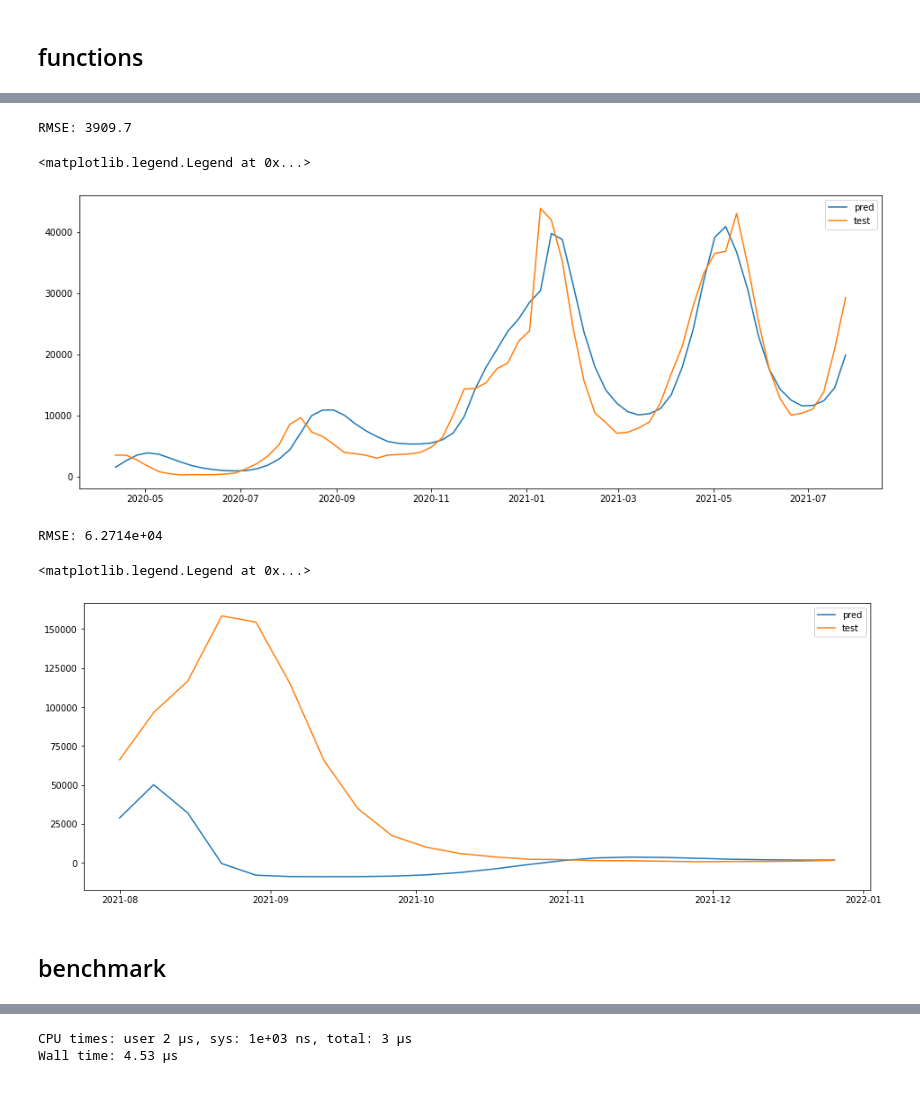
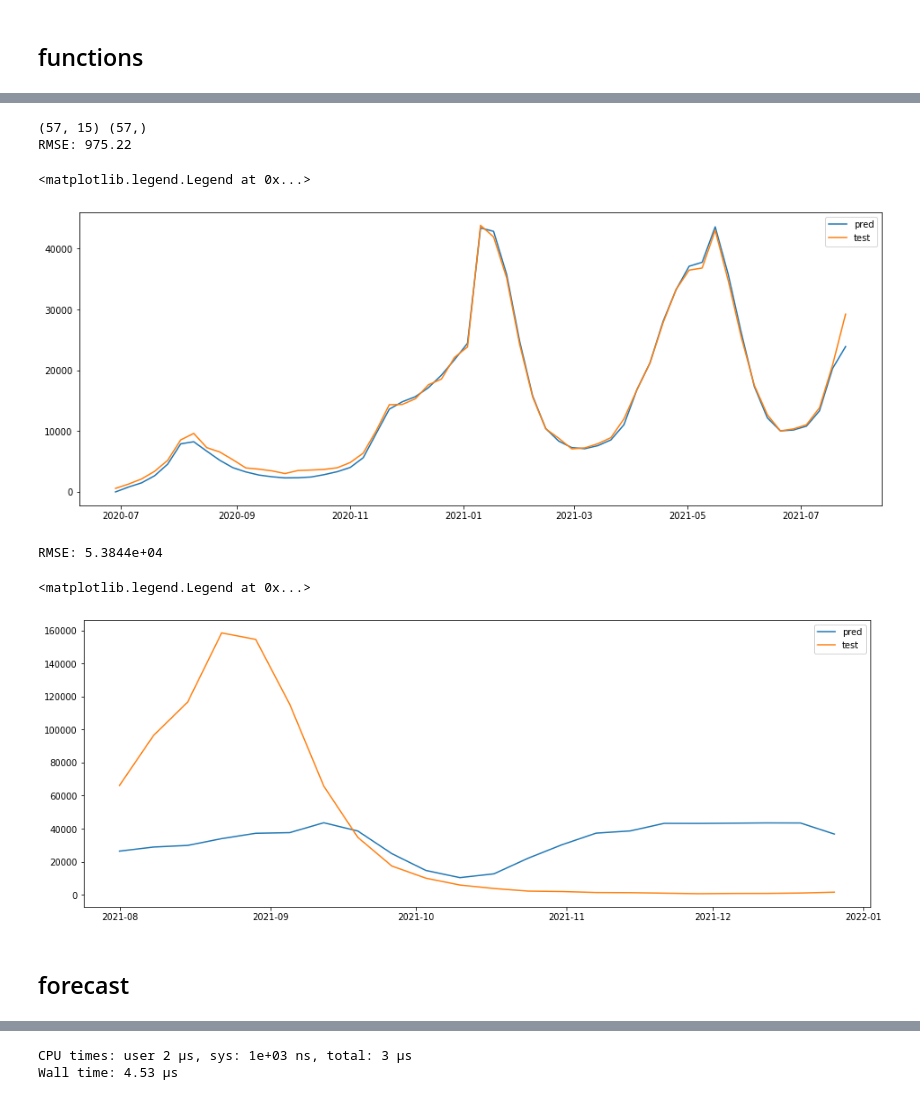
Before and after one commit to newini/learn-ml, a Jupyter notebook: time-series/lstm.ipynb, the cells around one changed output, grey strips where cells are left out. Cells and saved outputs as stored; diff of their text form; code cells hidden in the pictures.

Commit message:
Added forecast

```diff
--- a/time-series/lstm.ipynb
+++ b/time-series/lstm.ipynb
@@ -99,14 +99,22 @@ Freq: W-SUN, dtype: float64
 # %% [markdown]
 ### FE
 # %%
-df_fe = df_gr.ALL.to_frame()
-# df_fe = ts_all_sc.to_frame(name='ALL')
-for i in range(1, 13):
+forecast_weeks = 12
+# df_fe = df_gr.ALL.to_frame()
+df_fe = ts_all_sc.to_frame(name='ALL')
+
+# add new rows for forecast
+index_list = pd.date_range(ts_all_sc.index[-1]+relativedelta(weeks=1), ts_all_sc.index[-1]+relativedelta(weeks=forecast_weeks), freq='W')
+df_fe = pd.concat([df_fe, pd.DataFrame(index=index_list)])
+
+# shift
+for i in range(forecast_weeks, forecast_weeks+12):
     df_fe[f'ALL_{i}_week_ago'] = df_fe.ALL.shift(i)
+# df_fe[f'ALL_12_week_ago'] = df_fe.ALL.shift(12)
 df_fe['year'] = df_fe.index.year
 df_fe['month'] = df_fe.index.month
 df_fe['weekofyear'] = df_fe.index.isocalendar().week
 df_fe = df_fe.astype('float')
-df_fe = df_fe.dropna()
+df_fe = df_fe.loc[df_fe.ALL_23_week_ago.dropna().index, :]
 df_fe
 # %% [output]
@@ -137,9 +179,11 @@ print(X.shape, y.shape)
 # %%
-n_units = 50
+n_units = 32
+n_batch_size = 32
 n_epochs = 10000
 
 from keras.callbacks import EarlyStopping
-callback = EarlyStopping(monitor='loss', patience=200, min_delta=0.0001)
+es_loss = EarlyStopping(monitor='loss', patience=100)
+
 def trainLSTM(X_train, y_train):
     tf.random.set_seed(42)
 
@@ -170,7 +214,7 @@ def trainLSTM(X_train, y_train):
     model.compile(optimizer='adam', loss='mean_squared_error')
     # Fitting to the training set
     history = model.fit(X_train, y_train, validation_data=(X_val, y_val),
-                        epochs=n_epochs, batch_size=32, verbose=0, callbacks=[callback])
+                        epochs=n_epochs, batch_size=n_batch_size, verbose=0, callbacks=[es_loss])
 
     return model, history
 # %% [markdown]
@@ -179,13 +223,15 @@ def trainLSTM(X_train, y_train):
 %%time
 
 test_start_date = '2021-08-01'
+test_last_date = '2021-12-26'
 X_train = X[X.index < test_start_date]
 y_train = y[y.index < test_start_date]
-print(X_train.shape, y_train.shape, X_test.shape, y_test.shape)
+print(X_train.shape, y_train.shape)
 
 model, history = trainLSTM(X_train, y_train)
-print(history.history['loss'][-1])
-print(history.history['val_loss'][-1])
+print('loss: {:.5}'.format(history.history['loss'][-1]))
+print('val_loss: {:.5}'.format(history.history['val_loss'][-1]))
+
 plt.plot(history.history['loss'], label='loss')
 plt.plot(history.history['val_loss'], label='val_loss')
 plt.legend()
@@ -196,6 +247,8 @@ KeyboardInterrupt:
 X_train = X[X.index < test_start_date]
 y_train = y[y.index < test_start_date]
 y_train_index = y_train.index
+print(X_train.shape, y_train.shape)
+
 y_pred = model.predict(X_train)
 y_pred = sc.inverse_transform(y_pred).ravel()
 y_pred = pd.Series(y_pred, index=y_train_index)
@@ -209,28 +262,32 @@ plt.plot(y_pred, label='pred')
 plt.plot(y_train, label='test')
 plt.legend()
 # %% [output]
-RMSE: 3909.7
+(57, 15) (57,)
+RMSE: 975.22
 <matplotlib.legend.Legend at 0x...>
-[figure, old version]
+[figure, new version]
 # %%
-X_test = X[X.index >= test_start_date]
-y_test = y[y.index >= test_start_date]
+X_test = X[(X.index >= test_start_date) &
+           (X.index <= test_last_date)]
+y_test = y[(y.index >= test_start_date) &
+           (y.index <= test_last_date)]
 y_test_index = y_test.index
+
 y_pred = model.predict(X_test)
 y_pred = sc.inverse_transform(y_pred).ravel()
 y_pred = pd.Series(y_pred, index=y_test_index)
 y_test = sc.inverse_transform(y_test.values.reshape(-1, 1)).ravel()
 y_test = pd.Series(y_test, index=y_test_index)
 
 rmse = np.sqrt( mean_squared_error(y_test, y_pred) )
 print('RMSE: {:.5}'.format(rmse))
 
 plt.plot(y_pred, label='pred')
 plt.plot(y_test, label='test')
 plt.legend()
 # %% [output]
-RMSE: 6.2714e+04
+RMSE: 5.3844e+04
 <matplotlib.legend.Legend at 0x...>
-[figure, old version]
+[figure, new version]
 # %% [markdown]
-## benchmark
+## forecast
```
Also changed, not shown: parts of 13 cells of this notebook.
